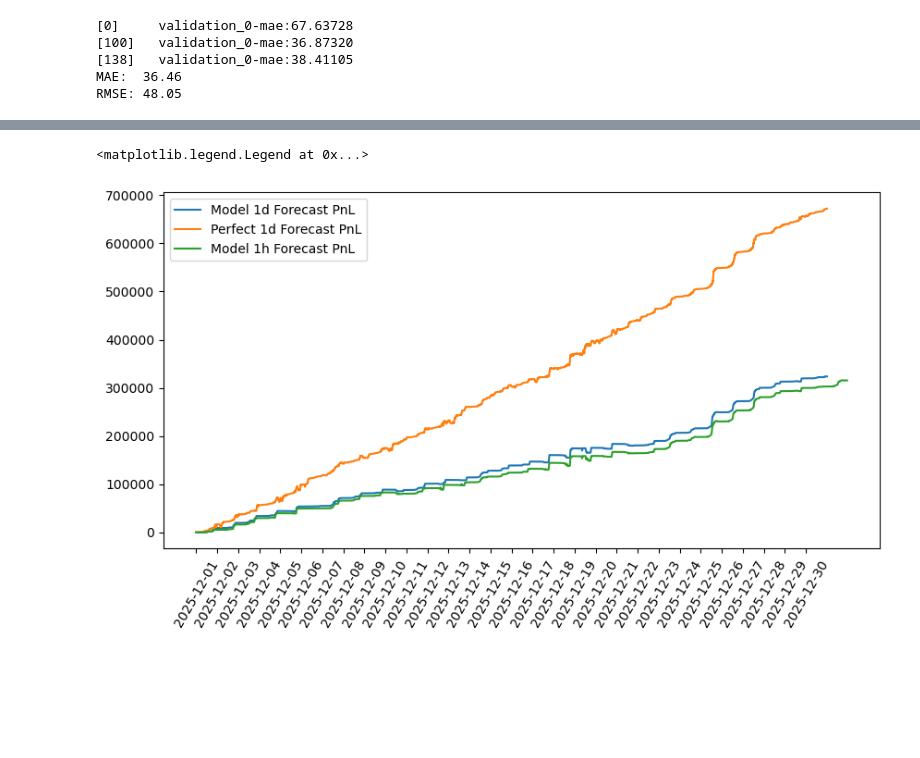
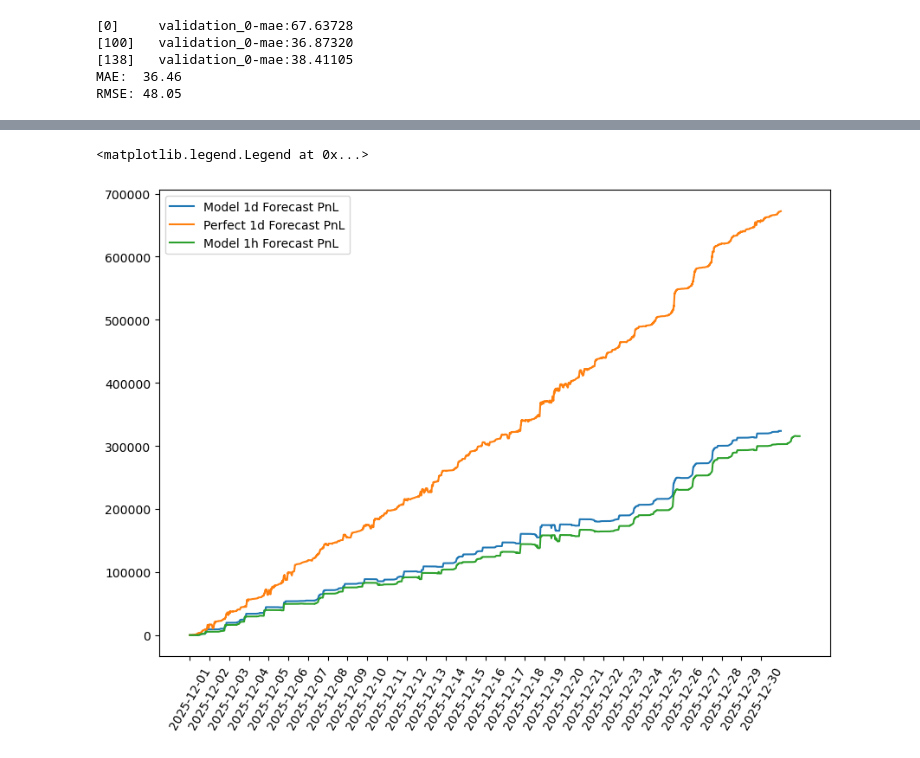
Before and after one commit to ThomasGourlay/BESS-Trading-Optimisation, a Jupyter notebook: energy.ipynb, the cells around one changed output, grey strips where cells are left out. Cells and saved outputs as stored; diff of their text form; code cells hidden in the pictures; blank space fills up the shorter version.

```diff
--- a/energy.ipynb
+++ b/energy.ipynb
@@ -120,7 +118,7 @@ def simulate_trading_rolling(data: pd.DataFrame, specs: BatterySpecs, windowsize
         i+=1
     return pd.DataFrame({"time":times_out, "PnL":PnL_out, "SOC": SOC_out})
 
-def backtest_model(data, specs, windowsize, model):
+def backtest_model(data, specs, windowsize, model, verbose=False):
     '''
     backtest trading using the forecasts from our xgboost model, using a rolling horizon
 
@@ -172,7 +170,7 @@ def backtest_model(data, specs, windowsize, model):
         times_out.append(times.iloc[i])
 
         # print occasional updates to get an indication of total time needed
-        if i % 288 == 0:
+        if i % 288 == 0 and verbose:
             print(times.iloc[i], asset.PnL)
 
         i += 1
@@ -265,14 +242,14 @@ Other time:     1.104s
 # %%
-plt.figure(figsize=(10,5))
+plt.figure(figsize=(10,7))
 
 plt.plot(results_forecast["time"], results_forecast["PnL"], label="Model 1d Forecast PnL")
 plt.plot(results_perfect["time"], results_perfect["PnL"], label="Perfect 1d Forecast PnL")
 plt.plot(results_short["time"], results_short["PnL"], label="Model 1h Forecast PnL")
 plt.xticks(results_forecast["time"][::288], rotation=60)
 plt.legend()
 
 # observe that the perfect 1d forecast clears both, unsurprisingly, but also that the model 1d forecast only
 # barely beats the 1h model.
 # %% [output]
 <matplotlib.legend.Legend at 0x...>
-[figure, old version]
+[figure, new version]
```
Also changed, not shown: parts of 5 cells of this notebook, 2 other files.
